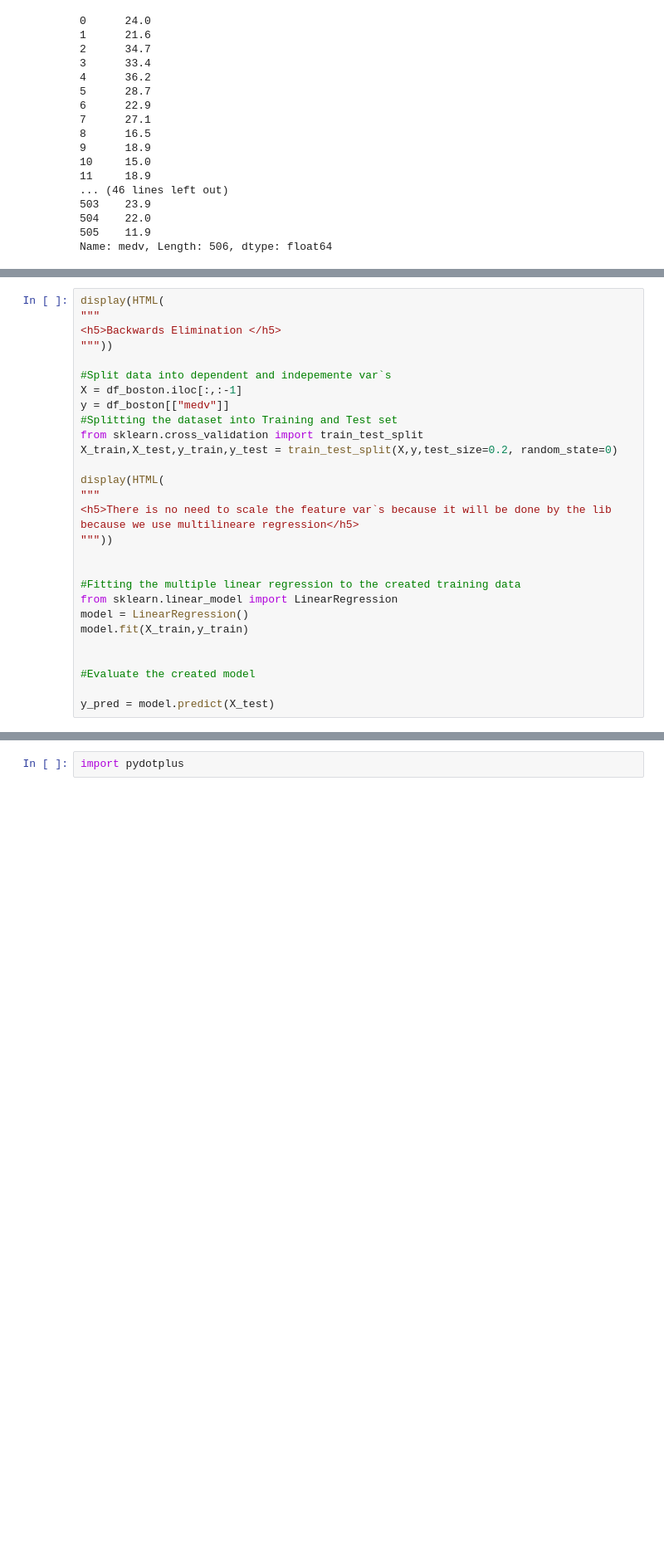
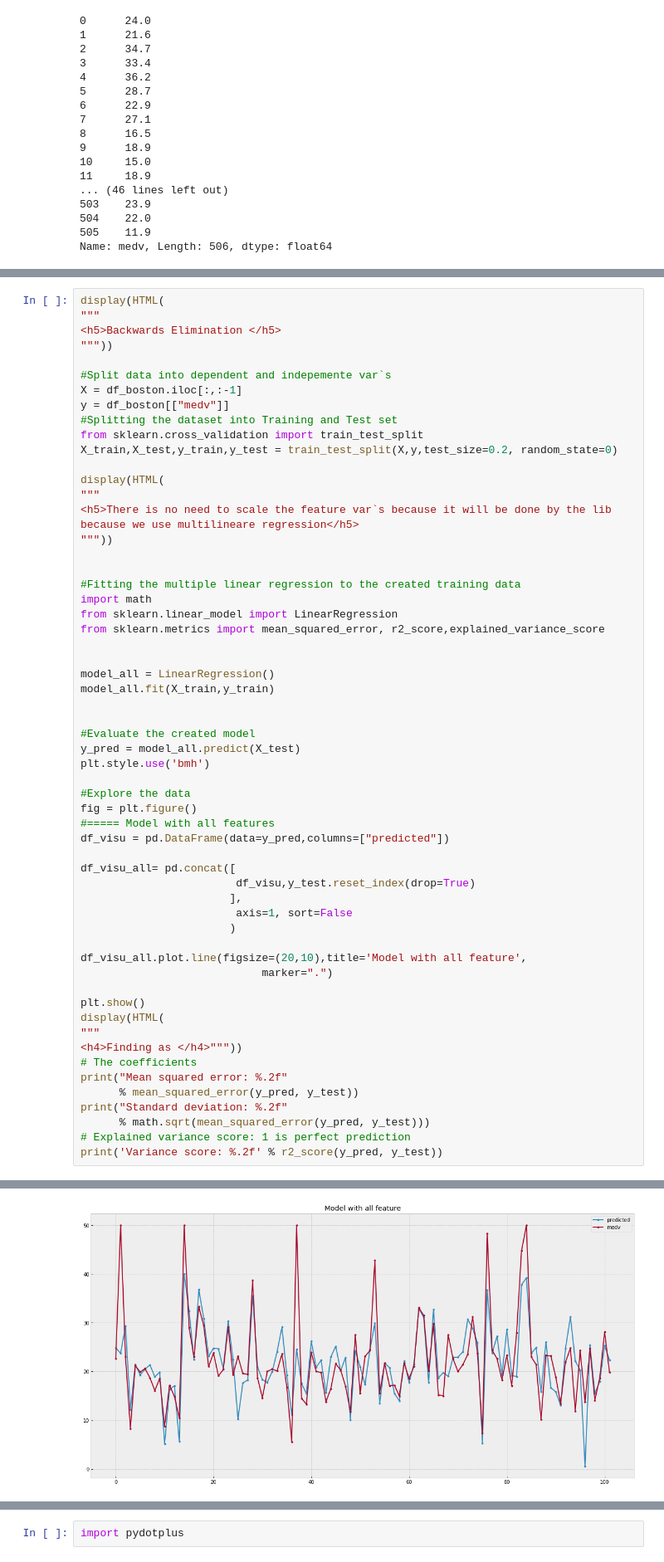
Before and after one commit to gwillig/bosten_housing, a Jupyter notebook: bosten_housing_prices.ipynb, the cells around one changed output, grey strips where cells are left out. Shown at 83% size. Drawn from its saved outputs; the diff is of its cells as text; blank space fills up the shorter version.

```diff
--- a/bosten_housing_prices.ipynb
+++ b/bosten_housing_prices.ipynb
@@ -391,14 +401,44 @@ display(HTML(
 
 
 #Fitting the multiple linear regression to the created training data
+import math
 from sklearn.linear_model import LinearRegression
-model = LinearRegression()
-model.fit(X_train,y_train)
+from sklearn.metrics import mean_squared_error, r2_score,explained_variance_score
+
+
+model_all = LinearRegression()
+model_all.fit(X_train,y_train)
 
 
 #Evaluate the created model
+y_pred = model_all.predict(X_test)
+plt.style.use('bmh')
 
-y_pred = model.predict(X_test)
+#Explore the data
+fig = plt.figure()
+#===== Model with all features
+df_visu = pd.DataFrame(data=y_pred,columns=["predicted"])
+
+df_visu_all= pd.concat([
+                        df_visu,y_test.reset_index(drop=True)
+                       ],
+                        axis=1, sort=False
+                       )
+
+df_visu_all.plot.line(figsize=(20,10),title='Model with all feature',
+                            marker=".")
+
+plt.show()
+display(HTML(
+"""
+<h4>Finding as </h4>"""))
+# The coefficients
+print("Mean squared error: %.2f"
+      % mean_squared_error(y_pred, y_test))
+print("Standard deviation: %.2f"
+      % math.sqrt(mean_squared_error(y_pred, y_test)))
+# Explained variance score: 1 is perfect prediction
+print('Variance score: %.2f' % r2_score(y_pred, y_test))
 # %% [output]
 Backwards Elimination
 There is no need to scale the feature var`s because it will be done by the lib because we use multilineare regression
@@ -421,0 +446 @@ array([[24.89012999],
+[figure, added]
```
Also changed, not shown: parts of 2 cells of this notebook.
